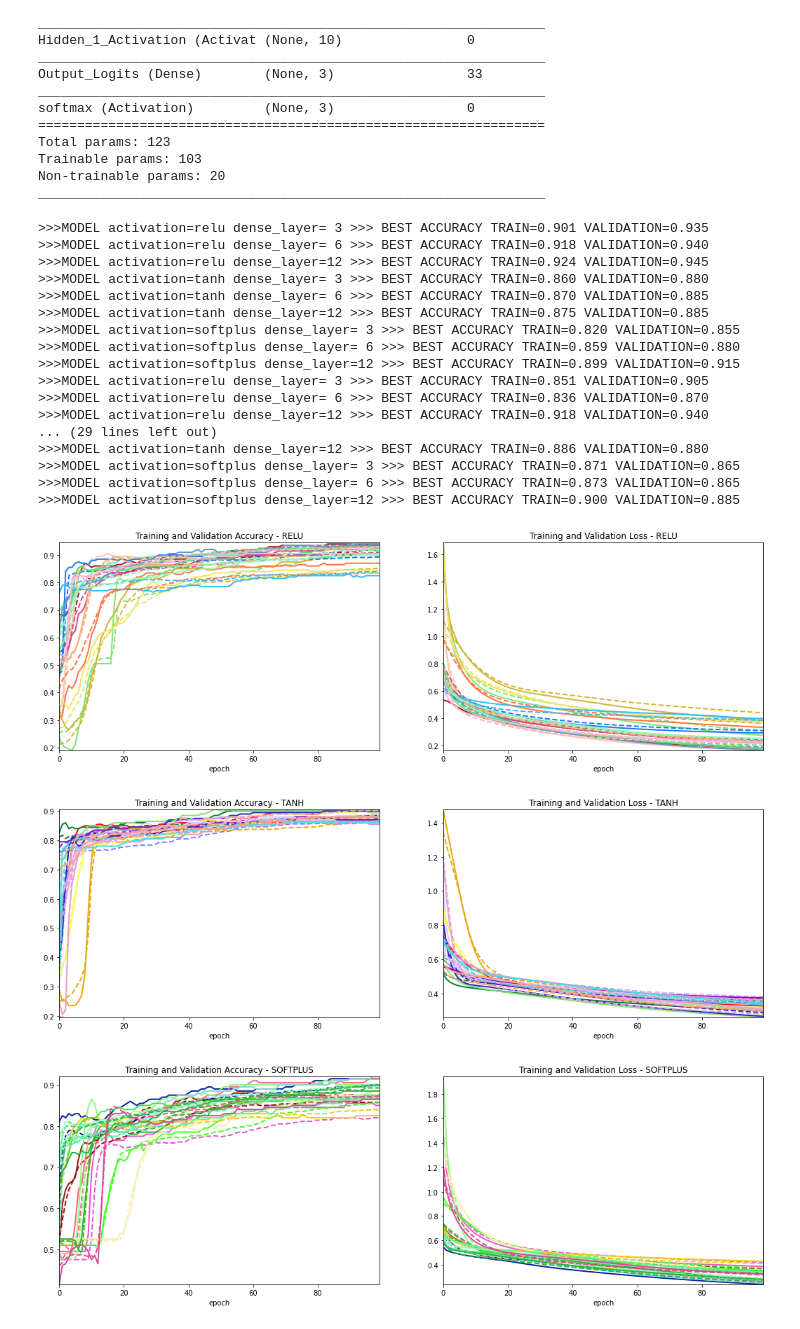
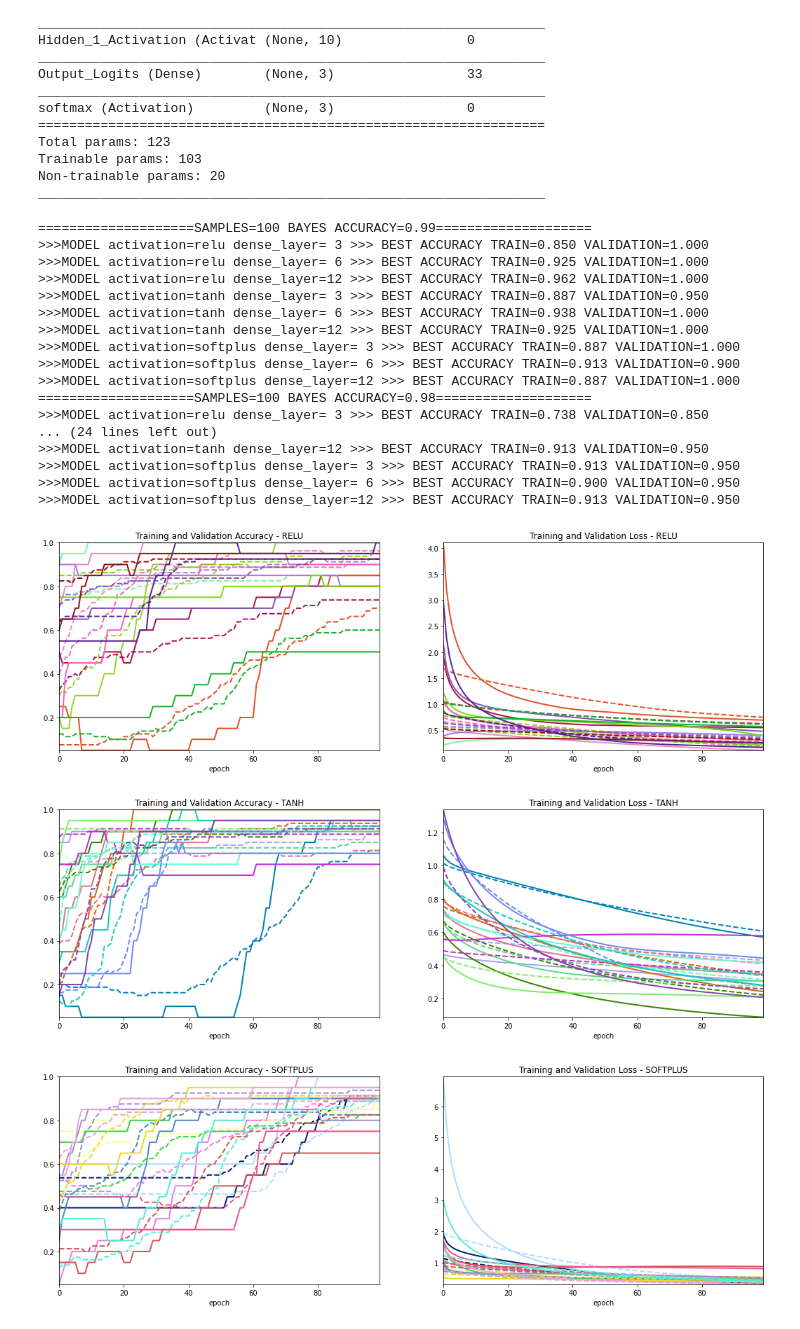
Before and after one commit to glypher/NN_research, a Jupyter notebook: nn_binary_gaussian.ipynb, the cells around one changed output. Drawn from its saved outputs; the diff is of its cells as text; code cells hidden in the pictures.

```diff
--- a/nn_binary_gaussian.ipynb
+++ b/nn_binary_gaussian.ipynb
@@ -108,7 +108,7 @@ class BinaryMVNormal_Data(Distr_DataSet):
         super(BinaryMVNormal_Data, self).__init__([class_prob, 1 - class_prob], [self._classAfeatures, self._classBfeatures])
 # %%
 data = BinaryMVNormal_Data(0.5, 3)
-features, classes = data.sample(1000)
+features, classes = data.sample(100)
 bayes_classes = data.bayes_classifier(features)
 print("BAYES ACCURACY {}".format(mm.Model.accuracy(classes, bayes_classes)))
 # %% [output]
@@ -199,68 +199,74 @@ _________________________________________________________________
 # %%
 HISTORY = mm.ModelHistorySet()
 PARAMS = {'noFeatures' : features.shape[1], 'noClasses' : 2, 'trainEpochs' : 100, 'verbose' : 0}
+DISTRIBUTION = BinaryMVNormal_Data(0.5, 3)
+NMV_SAMPLES = [100, 100, 100, 100]
 
-kfold = 1
-dataset = mm.DataModel(features, classes, kfold=5)
+for i, no_samples in enumerate(NMV_SAMPLES):
+    features, classes = DISTRIBUTION.sample(no_samples)
+    ds = mm.DataModel(features, classes).split([0.8, 0.2])
+    print("{}SAMPLES={} BAYES ACCURACY={}{}".format(
+        '='*20, no_samples, mm.Model.accuracy(classes, DISTRIBUTION.bayes_classifier(features)), '='*20))
 
-for ds in dataset.get_split():
     for activation in ['relu', 'tanh', 'softplus']:
         for layer_size in [features.shape[1], 2*features.shape[1], 4*features.shape[1]]:
-            model = NNModel(model_name='KFOLD{}'.format(kfold), **PARAMS,
+            model = NNModel(model_name='NN_sample{}'.format(i), **PARAMS,
                             denseSize_L1=layer_size, activation_L1=activation)
-            kfold += 1
+
             history = model.train(ds)
             HISTORY.add_history(history)
             print('>>>MODEL activation={} dense_layer={:2d} >>> BEST ACCURACY TRAIN={:.3f} VALIDATION={:.3f}'.format(
-                activation, layer_size, max(history.train_history('accuracy')), max(history.validation_history('accuracy'))))
+                activation, layer_size,
+                max(history.history('accuracy', mm.DataType.TRAIN)),
+                max(history.history('accuracy', mm.DataType.VALIDATION))))
             model.destroy()
             del model
 # %% [output]
->>>MODEL activation=relu dense_layer= 3 >>> BEST ACCURACY TRAIN=0.901 VALIDATION=0.935
->>>MODEL activation=relu dense_layer= 6 >>> BEST ACCURACY TRAIN=0.918 VALIDATION=0.940
->>>MODEL activation=relu dense_layer=12 >>> BEST ACCURACY TRAIN=0.924 VALIDATION=0.945
->>>MODEL activation=tanh dense_layer= 3 >>> BEST ACCURACY TRAIN=0.860 VALIDATION=0.880
->>>MODEL activation=tanh dense_layer= 6 >>> BEST ACCURACY TRAIN=0.870 VALIDATION=0.885
->>>MODEL activation=tanh dense_layer=12 >>> BEST ACCURACY TRAIN=0.875 VALIDATION=0.885
->>>MODEL activation=softplus dense_layer= 3 >>> BEST ACCURACY TRAIN=0.820 VALIDATION=0.855
->>>MODEL activation=softplus dense_layer= 6 >>> BEST ACCURACY TRAIN=0.859 VALIDATION=0.880
->>>MODEL activation=softplus dense_layer=12 >>> BEST ACCURACY TRAIN=0.899 VALIDATION=0.915
->>>MODEL activation=relu dense_layer= 3 >>> BEST ACCURACY TRAIN=0.851 VALIDATION=0.905
->>>MODEL activation=relu dense_layer= 6 >>> BEST ACCURACY TRAIN=0.836 VALIDATION=0.870
->>>MODEL activation=relu dense_layer=12 >>> BEST ACCURACY TRAIN=0.918 VALIDATION=0.940
-... (29 lines left out)
->>>MODEL activation=tanh dense_layer=12 >>> BEST ACCURACY TRAIN=0.886 VALIDATION=0.880
->>>MODEL activation=softplus dense_layer= 3 >>> BEST ACCURACY TRAIN=0.871 VALIDATION=0.865
->>>MODEL activation=softplus dense_layer= 6 >>> BEST ACCURACY TRAIN=0.873 VALIDATION=0.865
->>>MODEL activation=softplus dense_layer=12 >>> BEST ACCURACY TRAIN=0.900 VALIDATION=0.885
+====================SAMPLES=100 BAYES ACCURACY=0.99====================
+>>>MODEL activation=relu dense_layer= 3 >>> BEST ACCURACY TRAIN=0.850 VALIDATION=1.000
+>>>MODEL activation=relu dense_layer= 6 >>> BEST ACCURACY TRAIN=0.925 VALIDATION=1.000
+>>>MODEL activation=relu dense_layer=12 >>> BEST ACCURACY TRAIN=0.962 VALIDATION=1.000
+>>>MODEL activation=tanh dense_layer= 3 >>> BEST ACCURACY TRAIN=0.887 VALIDATION=0.950
+>>>MODEL activation=tanh dense_layer= 6 >>> BEST ACCURACY TRAIN=0.938 VALIDATION=1.000
+>>>MODEL activation=tanh dense_layer=12 >>> BEST ACCURACY TRAIN=0.925 VALIDATION=1.000
+>>>MODEL activation=softplus dense_layer= 3 >>> BEST ACCURACY TRAIN=0.887 VALIDATION=1.000
+>>>MODEL activation=softplus dense_layer= 6 >>> BEST ACCURACY TRAIN=0.913 VALIDATION=0.900
+>>>MODEL activation=softplus dense_layer=12 >>> BEST ACCURACY TRAIN=0.887 VALIDATION=1.000
+====================SAMPLES=100 BAYES ACCURACY=0.98====================
+>>>MODEL activation=relu dense_layer= 3 >>> BEST ACCURACY TRAIN=0.738 VALIDATION=0.850
+... (24 lines left out)
+>>>MODEL activation=tanh dense_layer=12 >>> BEST ACCURACY TRAIN=0.913 VALIDATION=0.950
+>>>MODEL activation=softplus dense_layer= 3 >>> BEST ACCURACY TRAIN=0.913 VALIDATION=0.950
+>>>MODEL activation=softplus dense_layer= 6 >>> BEST ACCURACY TRAIN=0.900 VALIDATION=0.950
+>>>MODEL activation=softplus dense_layer=12 >>> BEST ACCURACY TRAIN=0.913 VALIDATION=0.950
 # %%
 # Show a per epoch training history
 def showTrainingHistory(title, histories):
     import randomcolor
-    train_acc = [h.train_history('accuracy') for h in histories]
-    train_loss = [h.train_history('loss') for h in histories]
-    val_acc = [h.validation_history('accuracy') for h in histories]
-    val_loss = [h.validation_history('loss') for h in histories]
+    train_acc = [h.history('accuracy', mm.DataType.TRAIN) for h in histories]
+    train_loss = [h.history('loss', mm.DataType.TRAIN) for h in histories]
+    val_acc = [h.history('accuracy', mm.DataType.VALIDATION) for h in histories]
+    val_loss = [h.history('loss', mm.DataType.VALIDATION) for h in histories]
 
     PB = mm.PlotBuilder().create_subplots(2, 2, fig_size=(18, 12))
     PB.set_options(color=randomcolor.RandomColor().generate(count=len(train_acc)) * 2)
     #PB.set_options(color=['b', 'g', 'y', 'r', 'b', 'g', 'y', 'r', 'b', 'y', 'r', 'b', 'y', 'r', 'b', 'y'])
     epoch = range(len(train_acc[0]))
     pb = mm.PlotBuilder()
     if len(train_acc) == 1:
         y_vals = [(train_acc[0], 'Training Accuracy'), (val_acc[0], 'Validation Accuracy')]
         PB.create_plot(title, (epoch, 'epoch'), *y_vals)
     else:
         PB.create_plot('Training and Validation Accuracy - ' + title, (epoch, 'epoch'),
                        *[[u, v] for u,v in zip(train_acc, val_acc)])
         PB.create_plot('Training and Validation Loss - ' + title, (epoch, 'epoch'),
                        *[[u, v] for u,v in zip(train_loss, val_loss)])
     PB.show()
 
-showTrainingHistory('RELU', HISTORY.model_histories(activation_L1='relu'))
-showTrainingHistory('TANH', HISTORY.model_histories(activation_L1='tanh'))
-showTrainingHistory('SOFTPLUS', HISTORY.model_histories(activation_L1='softplus'))
+showTrainingHistory('RELU', HISTORY.filter_histories(activation_L1='relu'))
+showTrainingHistory('TANH', HISTORY.filter_histories(activation_L1='tanh'))
+showTrainingHistory('SOFTPLUS', HISTORY.filter_histories(activation_L1='softplus'))
 # %% [output]
-[figure, old version]
+[figure, new version]
-[figure, old version]
+[figure, new version]
-[figure, old version]
+[figure, new version]
```
Also changed, not shown: parts of 2 cells of this notebook, 4 other files.
